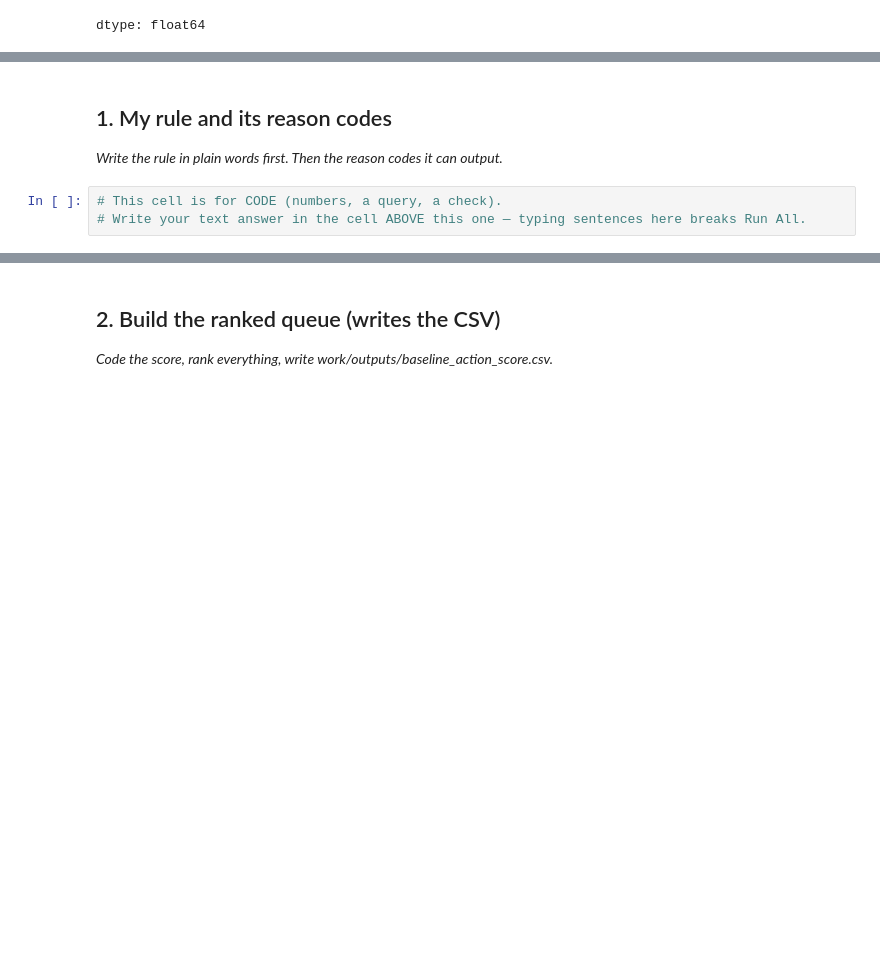
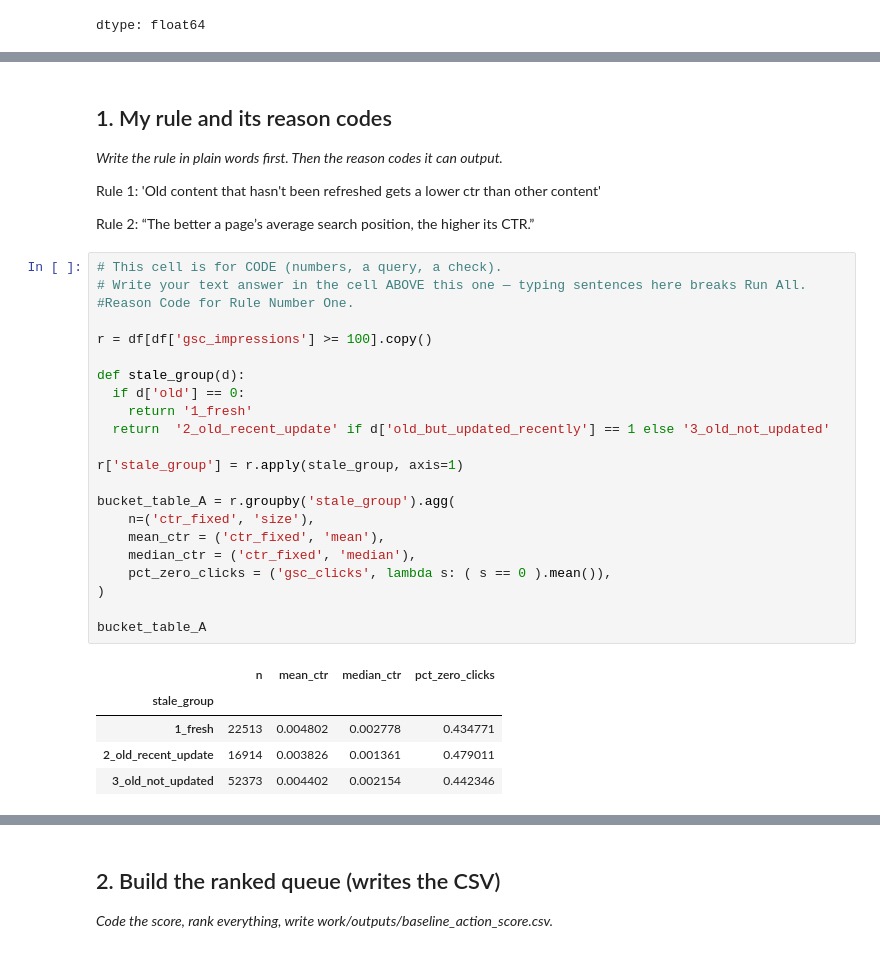
Before and after one commit to adeleke1508/flyrank_week_one_ml_project_1, a Jupyter notebook: work/notebooks/w04_baseline_score.ipynb, the cells around one changed output, grey strips where cells are left out. Drawn from its saved outputs; the diff is of its cells as text; blank space fills up the shorter version.

```diff
--- a/work/notebooks/w04_baseline_score.ipynb
+++ b/work/notebooks/w04_baseline_score.ipynb
@@ -178,6 +197,35 @@ memory usage: 0.0+ bytes
 ## 1. My rule and its reason codes
 
 *Write the rule in plain words first. Then the reason codes it can output.*
+
+Rule 1: 'Old content that hasn't been refreshed gets a lower ctr than other content'
+
+Rule 2: “The better a page’s average search position, the higher its CTR.”
 # %%
 # This cell is for CODE (numbers, a query, a check).
 # Write your text answer in the cell ABOVE this one — typing sentences here breaks Run All.
+#Reason Code for Rule Number One.
+
+r = df[df['gsc_impressions'] >= 100].copy()
+
+def stale_group(d):
+  if d['old'] == 0:
+    return '1_fresh'
+  return  '2_old_recent_update' if d['old_but_updated_recently'] == 1 else '3_old_not_updated'
+
+r['stale_group'] = r.apply(stale_group, axis=1)
+
+bucket_table_A = r.groupby('stale_group').agg(
+    n=('ctr_fixed', 'size'),
+    mean_ctr = ('ctr_fixed', 'mean'),
+    median_ctr = ('ctr_fixed', 'median'),
+    pct_zero_clicks = ('gsc_clicks', lambda s: ( s == 0 ).mean()),
+)
+
+bucket_table_A
+# %% [output]
+|  | n | mean_ctr | median_ctr | pct_zero_clicks |
+| stale_group |  |  |  |  |
+| 1_fresh | 22513 | 0.004802 | 0.002778 | 0.434771 |
+| 2_old_recent_update | 16914 | 0.003826 | 0.001361 | 0.479011 |
+| 3_old_not_updated | 52373 | 0.004402 | 0.002154 | 0.442346 |
```
Also changed, not shown: parts of 20 cells of this notebook.
